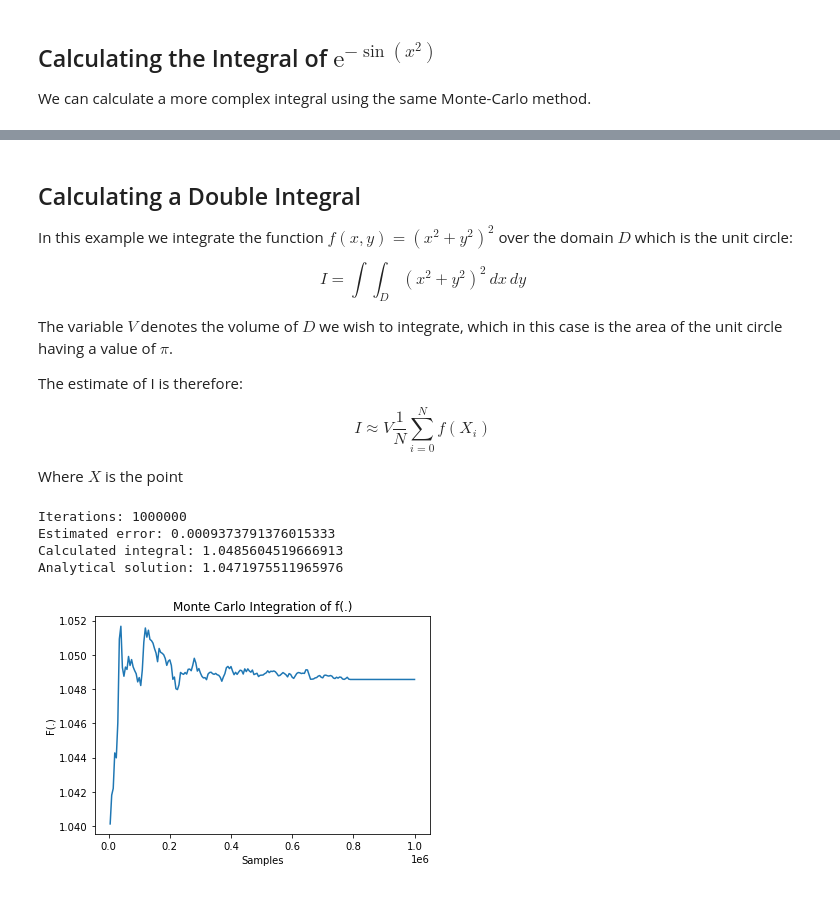
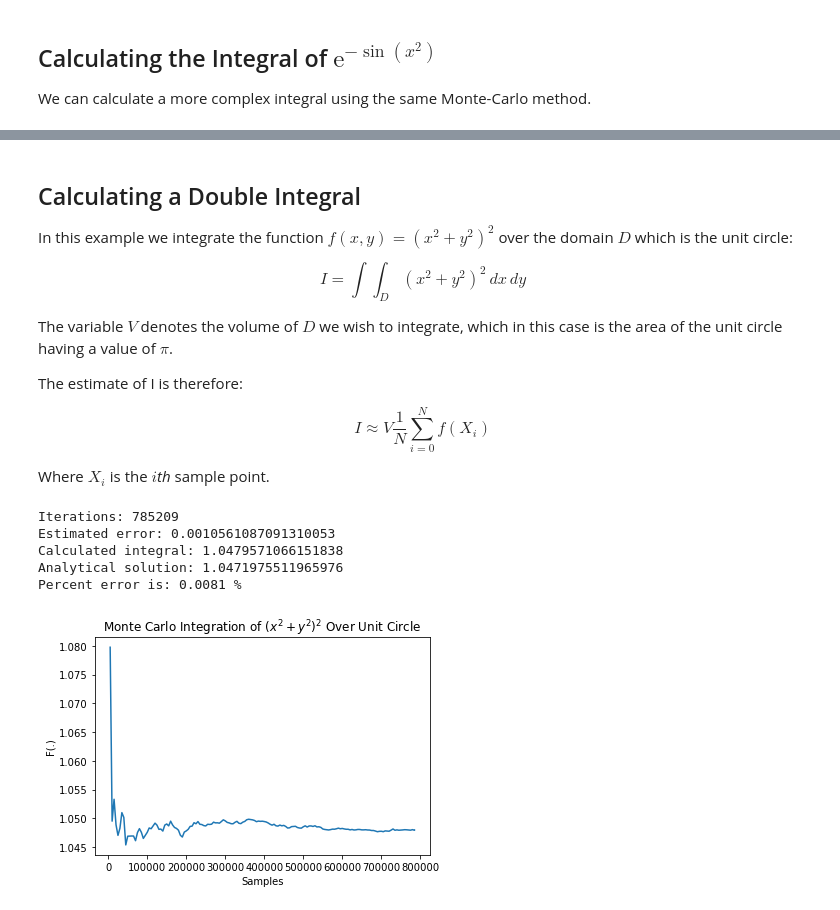
Before and after one commit to bott-j/monte-carlo-integration-python, a Jupyter notebook: monte_carlo_numerical_integration.ipynb, the cells around one changed output, grey strips where cells are left out. Saved outputs shown, nothing was run; the diff lists cells and outputs as text; code cells hidden in the pictures.

Commit message:
Improve figures in numerical integration notebook.

```diff
--- a/monte_carlo_numerical_integration.ipynb
+++ b/monte_carlo_numerical_integration.ipynb
@@ -155,7 +157,7 @@ $$
 I \approx V\frac{1}{N}\sum_{i=0}^{N}f(X_i)
 $$
 
-Where $X$ is the point
+Where $X_i$ is the $i$*th* sample point.
 # %%
 # The function to integrate
 def f(x, y):
@@ -170,44 +172,48 @@ df = pd.DataFrame(
     columns = ("X", "Y"),
     data = np.random.uniform((-1,-1), (1,1), (n, 2)))
 
+# Select points in the circle
 df = df[(df["X"]**2 + df["Y"]**2) <= 1]
 
 # User numpy vectorize rather than pandas apply to increase speed
 df["Z"] = np.vectorize(f)(df["X"], df["Y"])
 
 # Calculate the integral for an increasing number of points
 iterations = []
 values = []
 errors = []
 step = 5000
 for i in range(step, n+step, step):
 
     # Calculate the integral over the domain
-    meanValue = df[0:i]['Z'].mean()
+    samples = df[0:i]['Z']
+    meanValue = samples.mean()
     calculatedIntegral = meanValue * V
-    iterations.append(i)
+    iterations.append(samples.shape[0])
     values.append(calculatedIntegral)
 
     # Calculate the estimated error
-    varianceValue = df[0:i]['Z'].var()
-    error = np.sqrt(varianceValue / i) * V
+    varianceValue = samples.var()
+    error = np.sqrt(varianceValue / samples.shape[0]) * V
     errors.append(error)
 
 # Print the results
 print(f"Iterations: {iterations[-1]}")
 print(f"Estimated error: {errors[-1]}")
 print(f"Calculated integral: {values[-1]}")
 print(f"Analytical solution: {np.pi/3}")
+print(f"Percent error is: {(100*(values[-1]-np.pi/3)/np.pi/3):.4f} %")
 
 # Plot the integral as a function of points
 plt.plot(iterations, values)
 plt.xlabel("Samples")
 plt.ylabel("F(.)")
-plt.title("Monte Carlo Integration of f(.)")
+plt.title("Monte Carlo Integration of $(x^2+y^2)^2$ Over Unit Circle")
 plt.show()
 # %% [output]
-Iterations: 1000000
-Estimated error: 0.0009373791376015333
-Calculated integral: 1.0485604519666913
+Iterations: 785209
+Estimated error: 0.0010561087091310053
+Calculated integral: 1.0479571066151838
 Analytical solution: 1.0471975511965976
+Percent error is: 0.0081 %
-[figure, old version]
+[figure, new version]
```
Also changed, not shown: parts of 2 cells of this notebook.
